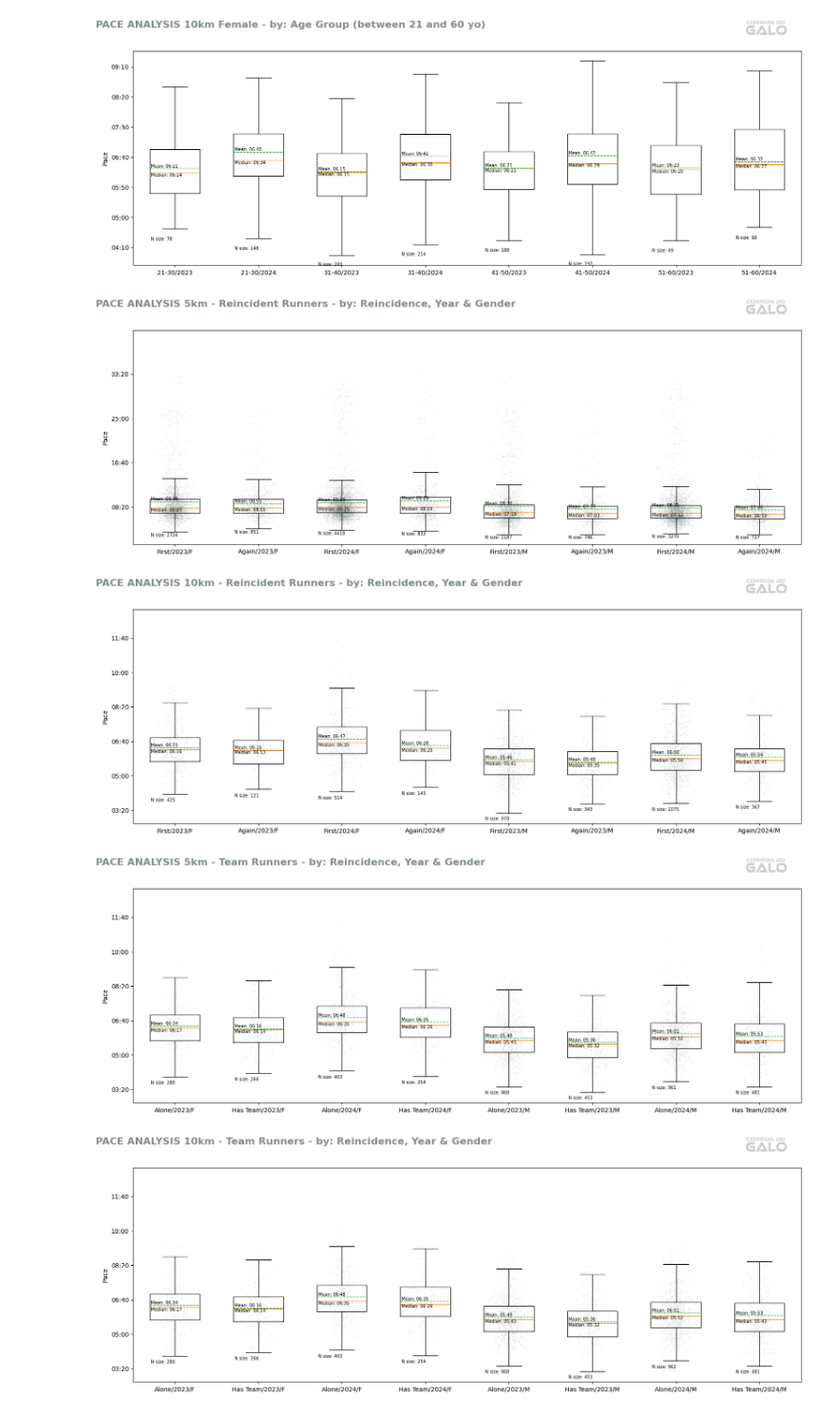
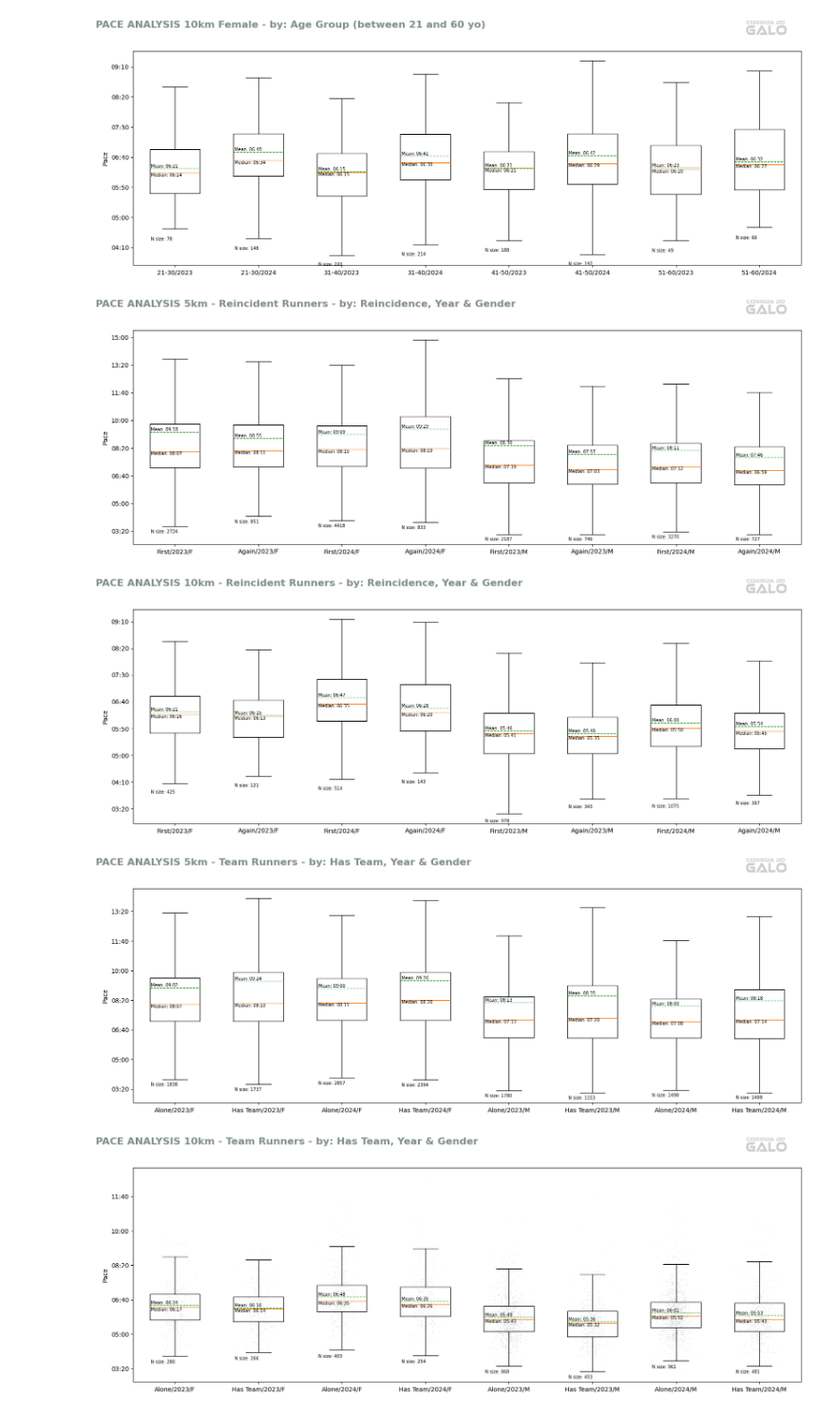
Before and after one commit to rocha-carvalhaes/galo_race_2.0, a Jupyter notebook: notebooks/performance_eda.ipynb, the cells around one changed output. Shown at 95% size. Drawn from its saved outputs; the diff is of its cells as text; code cells hidden in the pictures.

```diff
--- a/notebooks/performance_eda.ipynb
+++ b/notebooks/performance_eda.ipynb
@@ -525,7 +509,7 @@ def data_without_outliers_iqr(data):
     # Return the mean of the filtered data
     return filtered_data
 # %%
-def boxplot_by(series_names, series_data, display = 'h', fig_title = None, figsize=(10, 5), add_jitter=True):
+def boxplot_by(series_names, series_data, display = 'h', fig_title = None, figsize=(10, 5), add_jitter=True, highlight=None):
 
     if type(series_names[0]) != list:
         series_names = [series_names]
@@ -575,6 +559,10 @@ def boxplot_by(series_names, series_data, display = 'h', fig_title = None, figsi
                     x = np.random.normal(i, widths*0.15, size=len(y))
                     ax[p].scatter(x, y, s=0.2, alpha=0.2, color=color_palette['gray_dark'])
 
+                if highlight:
+                    x = np.random.normal(i, widths*0.15, 1)
+                    ax[p].scatter(x, highlight, s=4, color=color_palette['yellow_dark'])
+
                 median_seconds = np.median(y)
                 mean_seconds = np.mean(y)
 
@@ -764,9 +752,9 @@ fig, ax = boxplot_by(
     fig_title=fig_title,
     display='v',
     figsize=(16, 6),
-    add_jitter=True)
+    add_jitter=False)
 # %% [output]
-[figure, old version]
+[figure, new version]
 # %%
 fig_title = 'PACE ANALYSIS 10km - Reincident Runners - by: Reincidence, Year & Gender'
 
@@ -790,33 +778,33 @@ fig, ax = boxplot_by(
     fig_title=fig_title,
     display='v',
     figsize=(16, 6),
-    add_jitter=True)
+    add_jitter=False)
 # %% [output]
-[figure, old version]
+[figure, new version]
 # %%
-fig_title = 'PACE ANALYSIS 5km - Team Runners - by: Reincidence, Year & Gender'
+fig_title = 'PACE ANALYSIS 5km - Team Runners - by: Has Team, Year & Gender'
 
 genders = df['gender'].sort_values(ascending=True).unique()
 has_teams = df['has_team'].sort_values(ascending=True).unique()
 years = df['year'].sort_values(ascending=True).unique()
 series_names_5 = []
 series_data_5 = []
 for gender in genders:
     for year in years:
         for has_team in has_teams:
-            data = df.loc[(df['has_team']==has_team) & (df['year']==year) & (df['dist_num']==10) & (df['gender']==gender), 'pace_s']
+            data = df.loc[(df['has_team']==has_team) & (df['year']==year) & (df['dist_num']==5) & (df['gender']==gender), 'pace_s']
             if len(data) > 20:
                 has_team_label = 'Has Team' if has_team else 'Alone'
                 series_names_5.append(f'{has_team_label}/{year}/{gender}')
                 series_data_5.append(data)
 
 fig, ax = boxplot_by(
     series_names=series_names_5,
     series_data=series_data_5,
     fig_title=fig_title,
     display='v',
     figsize=(16, 6),
-    add_jitter=True)
+    add_jitter=False)
 # %% [output]
-[figure, old version]
+[figure, new version]
 # %%
```
Also changed, not shown: parts of 6 cells of this notebook.
